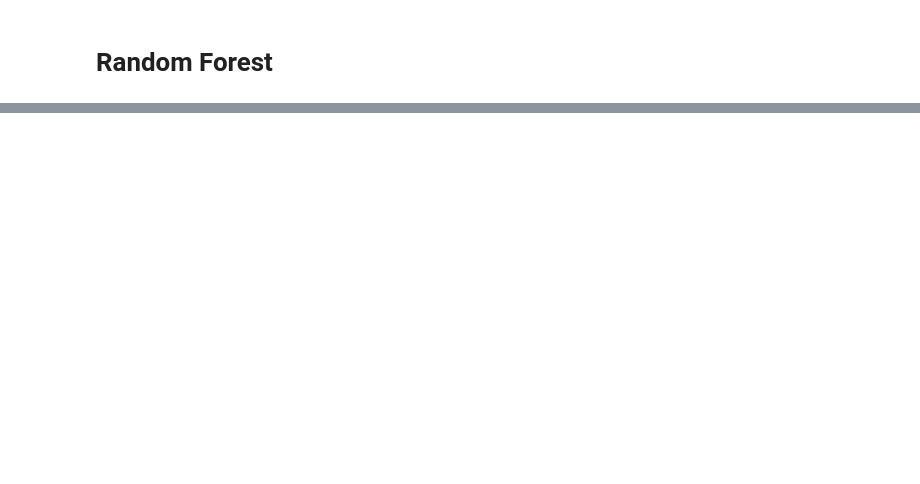
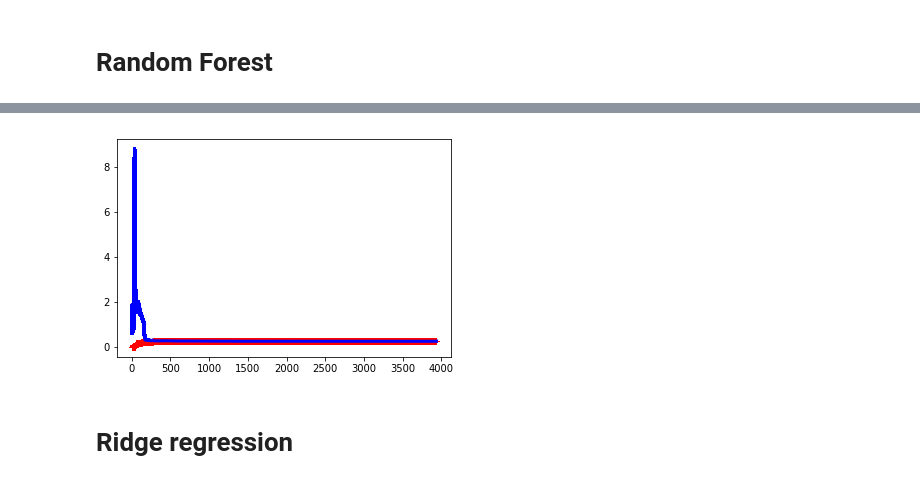
Before and after one commit to amitbhsingh/H1B_VISA, a Jupyter notebook: h1.ipynb, the cells around one changed output, grey strips where cells are left out. Saved outputs shown, nothing was run; the diff lists cells and outputs as text; code cells hidden in the pictures; blank space fills up the shorter version.

```diff
--- a/h1.ipynb
+++ b/h1.ipynb
@@ -831,0 +839,4 @@ rf=RandomForestRegressor(n_estimators=1000,random_state=42,max_depth=3)
+# %%
+tree_reg=DecisionTreeRegressor()
+# %%
+tree_reg.fit(X,y)
@@ -831,0 +897,6 @@ rf=RandomForestRegressor(n_estimators=1000,random_state=42,max_depth=3)
+# %%
+line_reg=LinearRegression()
+# %%
+plot_learngin_curves(line_reg,X,y)
+# %% [output]
+[figure, added]
@@ -831,0 +914,2 @@ rf=RandomForestRegressor(n_estimators=1000,random_state=42,max_depth=3)
+# %% [markdown]
+# Ridge regression
```
Also changed, not shown: parts of 27 cells of this notebook, 1 other file.
